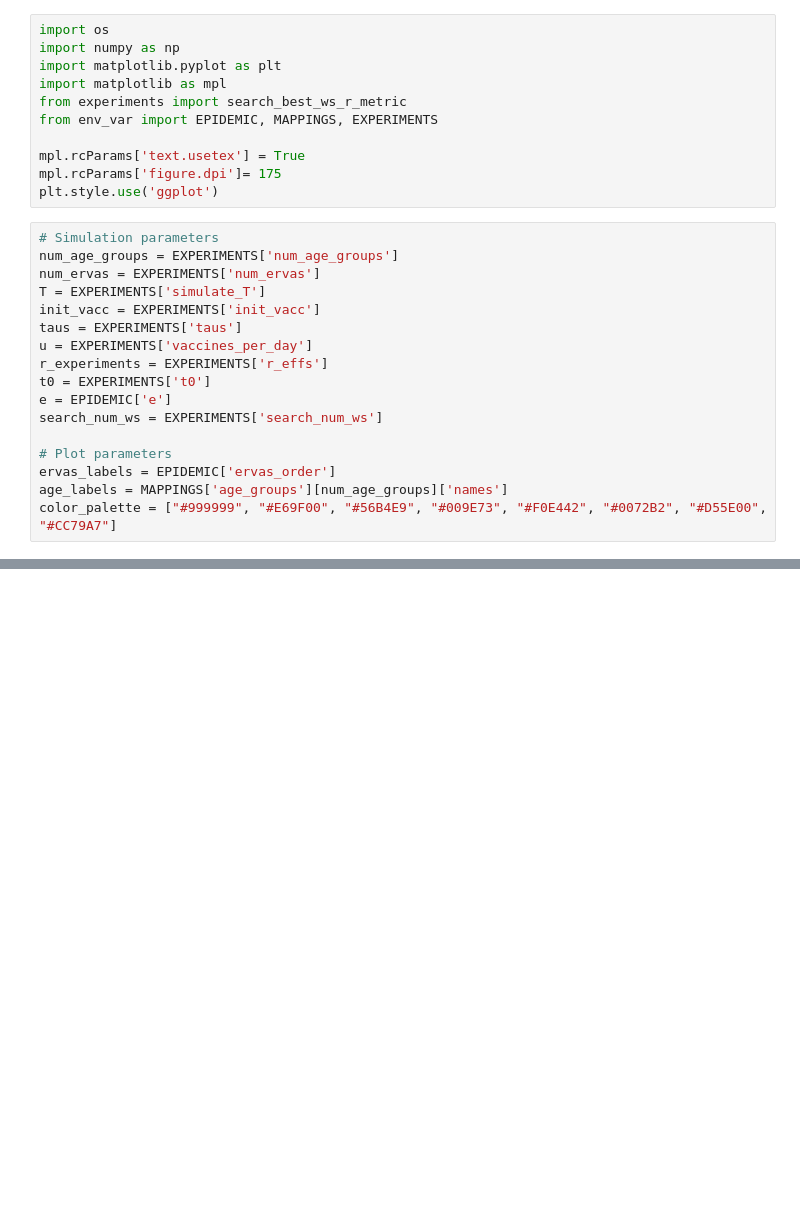
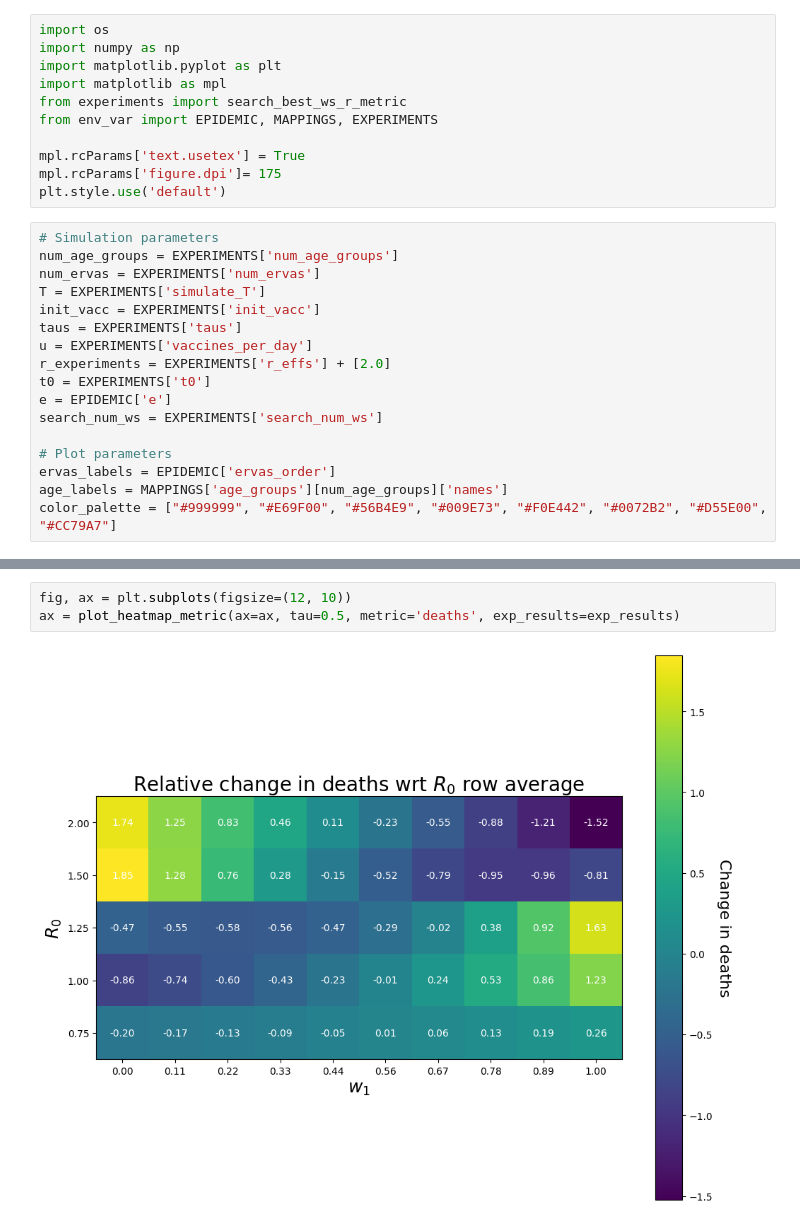
Before and after one commit to FINCoVID19/optimized_vaccination_finland, a Jupyter notebook: relation_w1_and_r.ipynb, the cells around one changed output, grey strips where cells are left out. Saved outputs shown, nothing was run; the diff lists cells and outputs as text; blank space fills up the shorter version.

Commit message:
first version of experiments with w done

```diff
--- a/relation_w1_and_r.ipynb
+++ b/relation_w1_and_r.ipynb
@@ -8,7 +8,7 @@ from env_var import EPIDEMIC, MAPPINGS, EXPERIMENTS
 
 mpl.rcParams['text.usetex'] = True
 mpl.rcParams['figure.dpi']= 175
-plt.style.use('ggplot')
+plt.style.use('default')
 # %%
 # Simulation parameters
 num_age_groups = EXPERIMENTS['num_age_groups']
@@ -17,7 +17,7 @@ T = EXPERIMENTS['simulate_T']
 init_vacc = EXPERIMENTS['init_vacc']
 taus = EXPERIMENTS['taus']
 u = EXPERIMENTS['vaccines_per_day']
-r_experiments = EXPERIMENTS['r_effs']
+r_experiments = EXPERIMENTS['r_effs'] + [2.0]
 t0 = EXPERIMENTS['t0']
 e = EPIDEMIC['e']
 search_num_ws = EXPERIMENTS['search_num_ws']
@@ -57,0 +122,5 @@ Finished experiments. Elapsed: 0:01:41.315083
+# %%
+fig, ax = plt.subplots(figsize=(12, 10))
+ax = plot_heatmap_metric(ax=ax, tau=0.5, metric='deaths', exp_results=exp_results)
+# %% [output]
+[figure, added]
```
Also changed, not shown: parts of 4 cells of this notebook, 1 other file.
